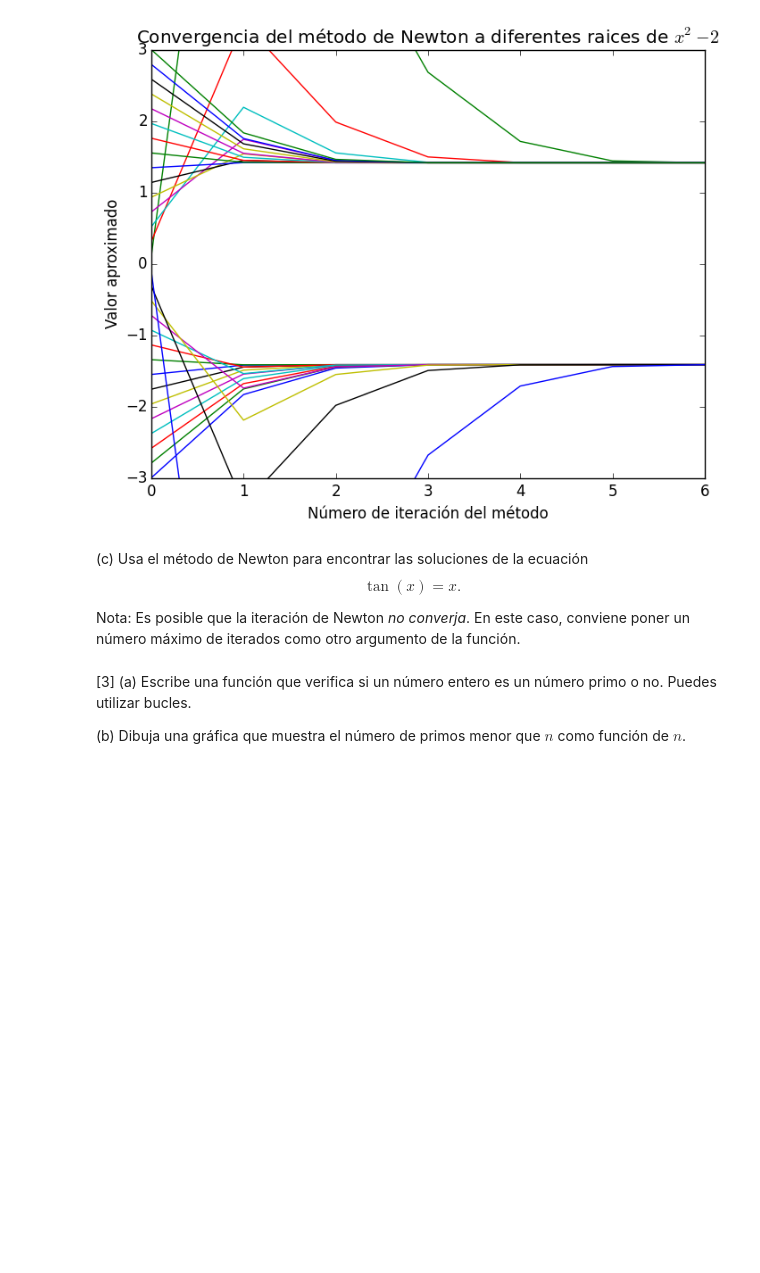
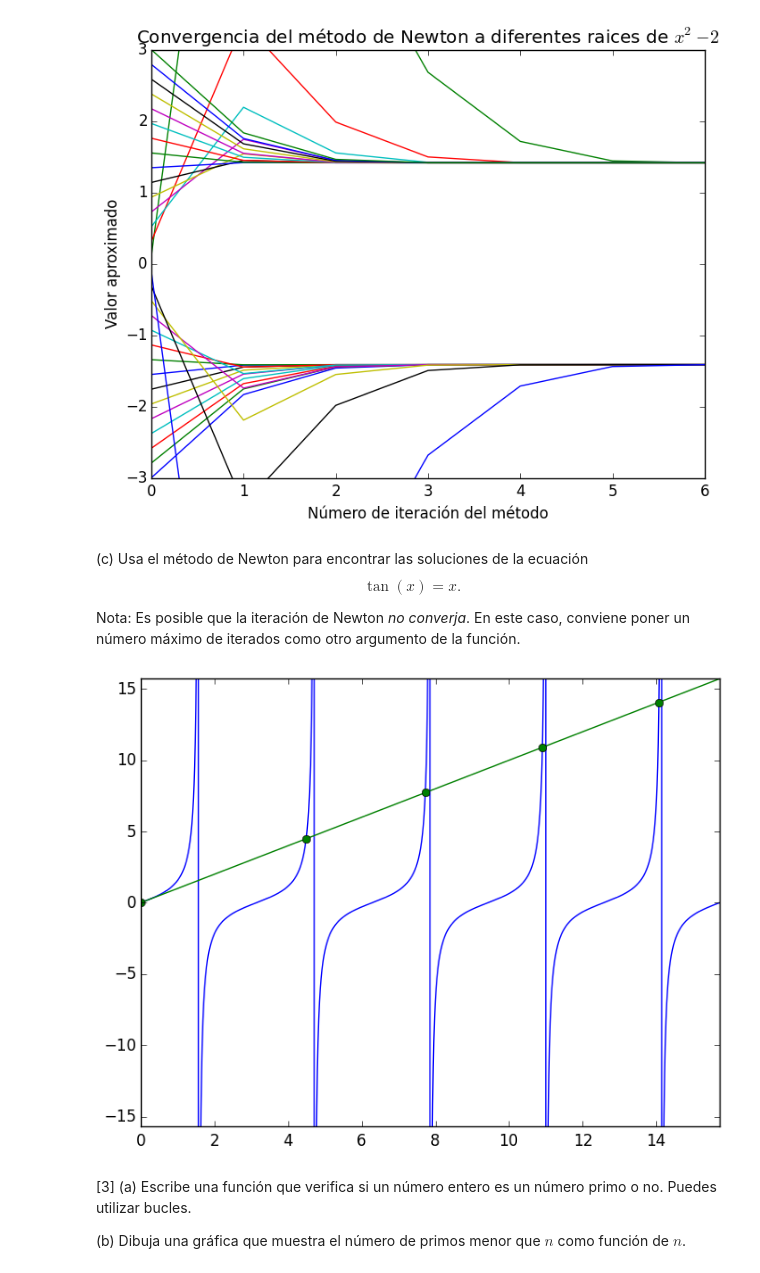
Before and after one commit to ivan-galinskiy/fisica_computacional, a Jupyter notebook: tareas/Tarea 03.ipynb, the cells around one changed output. Cells and saved outputs as stored; diff of their text form; code cells hidden in the pictures; blank space fills up the shorter version.

```diff
--- a/tareas/Tarea 03.ipynb
+++ b/tareas/Tarea 03.ipynb
@@ -192,6 +192,31 @@ title(L"Convergencia del método de Newton a diferentes raices de $x^2 - 2$");
 $$ \tan(x) = x. $$
 
 Nota: Es posible que la iteración de Newton *no converja*. En este caso, conviene poner un número máximo de iterados como otro argumento de la función.
+# %%
+f(x) = tan(x) - x;
+fp(x) = 1/(cos(x)^2) - 1;
+
+### Nota: no podemos escoger los ceros de tan(x) como puntos iniciales, ya que la derivada de f se anula allí.
+### Por esto, nos desplazamos bastante a la "derecha", donde esta derivada no se parece mucho al 0.
+
+# Este es el número de periodos de tan(x) a evaluar
+nmax = 5
+
+### Creamos valores iniciales para el algoritmo de Newton
+root_xrange = [π*(n+1/2.1) for n in 0:nmax];
+
+### Encontramos sus raices asociadas
+roots = [find_root_newton(f, fp, x0) for x0 in root_xrange]
+
+plot_xrange = linspace(0, nmax*π, 3000);
+
+plot(plot_xrange, tan(plot_xrange), plot_xrange, plot_xrange)
+
+plot(roots, roots, "go")
+xlim(0, nmax*π)
+ylim(-nmax*π, nmax*π);
+# %% [output]
+[figure, added]
 # %% [markdown]
 [3] (a) Escribe una función que verifica si un número entero es un número primo o no. Puedes utilizar bucles.
 
```
